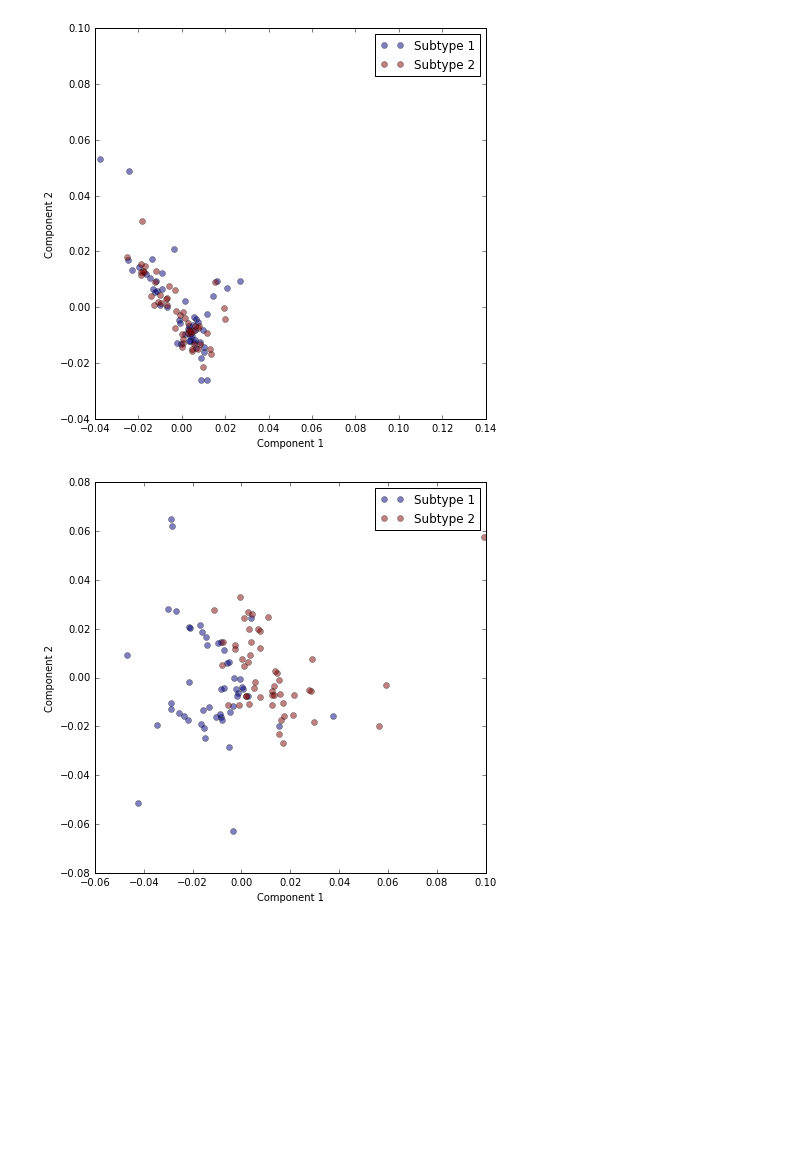
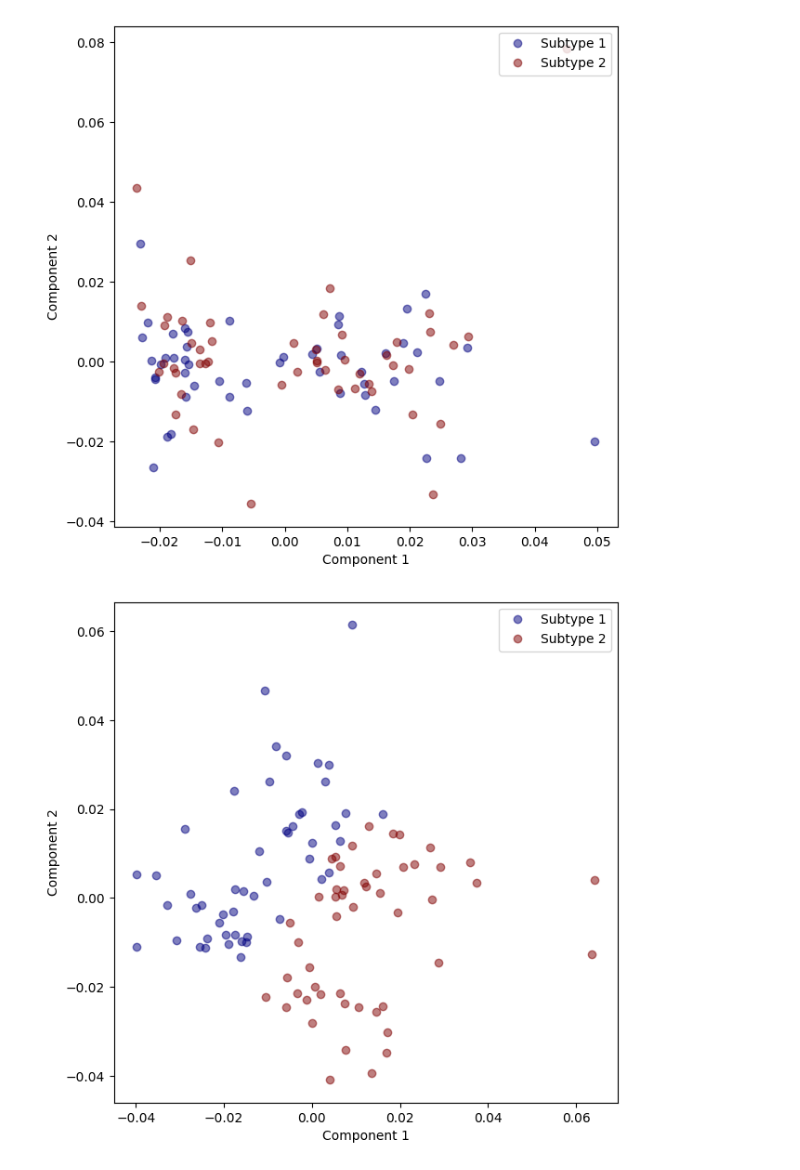
Before and after one commit to pradnyajadhav362/02712_Modeling_Simulation_Project, a Jupyter notebook: simulation_100x1000.ipynb, the cells around one changed output. Cells and saved outputs as stored; diff of their text form; code cells hidden in the pictures; blank space fills up the shorter version.

```diff
--- a/simulation_100x1000.ipynb
+++ b/simulation_100x1000.ipynb
@@ -27,7 +27,7 @@ rst_prob = 0.3
 lam = 1e-1
 WMW_b = 2e-4
 # %%
-network_type = 'random' # 'random', 'scale_free', 'small_world', 'cliq_random'
+network_type = 'cliq_random' # 'random', 'scale_free', 'small_world', 'cliq_random'
 edges, features = make_network(network_type, nnodes, edge_freq, cliq_edge_freq)
 
 P_init = []
@@ -98,5 +110,12 @@ P_df_pca, pca_components, explained_variance_ratio = pyNBS.run_pca(P_df)
+# %%
+from sklearn.decomposition import PCA
+
+pca = PCA(n_components=2)
+P_df = SRW_obj.P_fin_df.copy()
+P_df_pca = pca.fit_transform(P_df)
+explained_variance_ratio = pca.explained_variance_ratio_
 # %%
-X = P_df_pca.copy()
+X = pd.DataFrame(P_df_pca, columns=['PC1', 'PC2'])
 X['labels'] = group_labels
 
 labels = X.groupby('labels')
@@ -105,7 +124,9 @@ cmap = plt.get_cmap('jet')
 colors = cmap(np.linspace(0, 1.0, len(labels)))
 
 fig, ax = plt.subplots(figsize=(7, 7))
-ax.set_color_cycle(colors)
+from cycler import cycler
+ax.set_prop_cycle(cycler('color', colors))
+
 for name, label in labels:
     ax.plot(label.PC1, label.PC2, alpha=0.5, marker='o', linestyle='', label=name)
 
@@ -116,41 +137,43 @@ ax.legend(loc='upper right')
 plt.savefig('data/sim1001000_0_PCA.pdf')
 plt.show()
 # %% [output]
-[figure, old version]
+[figure, new version]
 # %%
 SRW_obj.w = SRW_obj.w_list[-1]
 SRW_obj.map_w()
 SRW_obj.Q = SRW.generate_Q(SRW_obj.edges, SRW_obj.nnodes, SRW_obj.features, SRW_obj.w)
 P = SRW.iterative_PPR(SRW_obj.Q.toarray(), SRW.renorm(SRW_obj.P_init).toarray(), SRW_obj.rst_prob)
 SRW_obj.C = SRW_obj.centroid(P, SRW_obj.ngroups, SRW_obj.group2indeces_list)
 SRW_obj.calc_cost_and_acc_val()
 SRW_obj.generate_Q_and_P_fin()
 
+pca = PCA(n_components=2)
 P_df = SRW_obj.P_fin_df.copy()
-P_df_pca, pca_components, explained_variance_ratio = pyNBS.run_pca(P_df)
+P_df_pca = pca.fit_transform(P_df)
+explained_variance_ratio = pca.explained_variance_ratio_
 
-X = P_df_pca.copy()
+X = pd.DataFrame(P_df_pca, columns=['PC1', 'PC2'])
 X['labels'] = group_labels
 
 labels = X.groupby('labels')
 
 cmap = plt.get_cmap('jet')
 colors = cmap(np.linspace(0, 1.0, len(labels)))
 
 fig, ax = plt.subplots(figsize=(7, 7))
-ax.set_color_cycle(colors)
+ax.set_prop_cycle(cycler('color', colors))
 for name, label in labels:
     ax.plot(label.PC1, label.PC2, alpha=0.5, marker='o', linestyle='', label=name)
 
 plt.xlabel('Component 1')
 plt.ylabel('Component 2')
 ax.legend(loc='upper right')
 
 plt.savefig('data/sim1001000_-1_PCA.pdf')
 
 plt.show()
 # %% [output]
-[figure, old version]
+[figure, new version]
 # %%
 P_df
 # %% [output]
```
Also changed, not shown: parts of 6 cells of this notebook.
